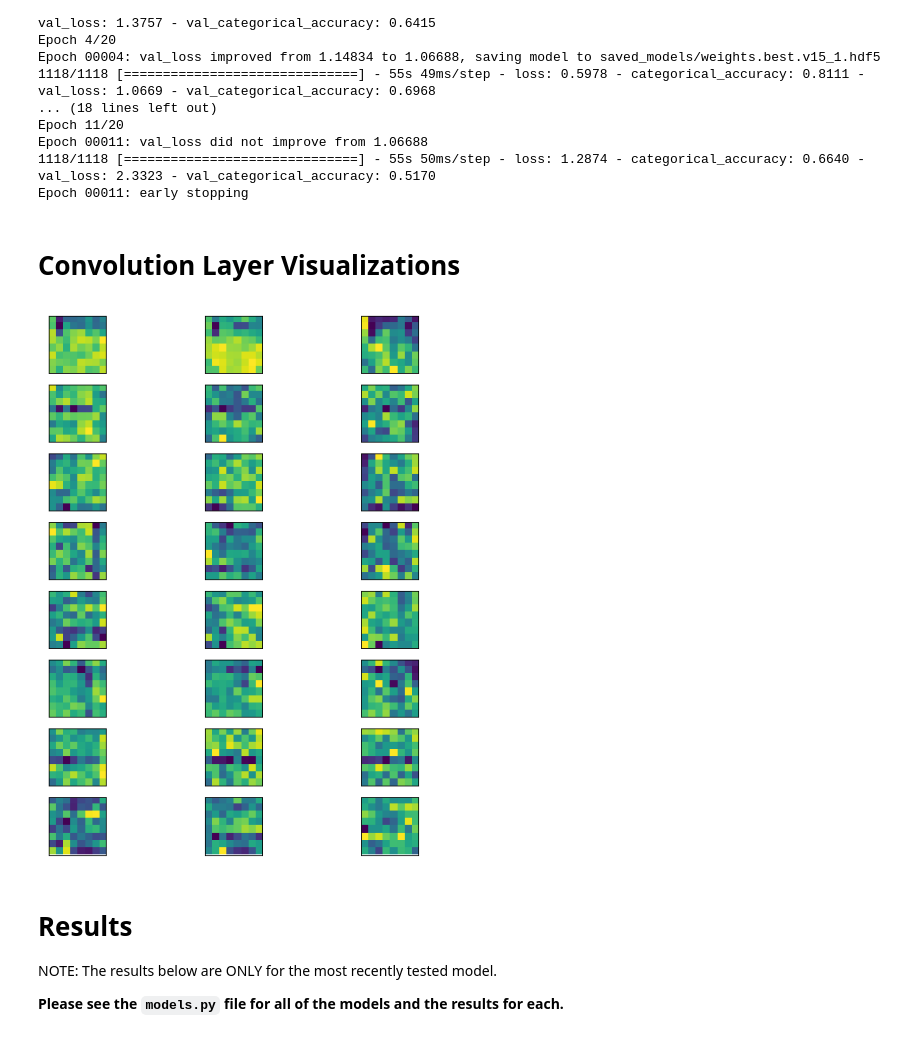
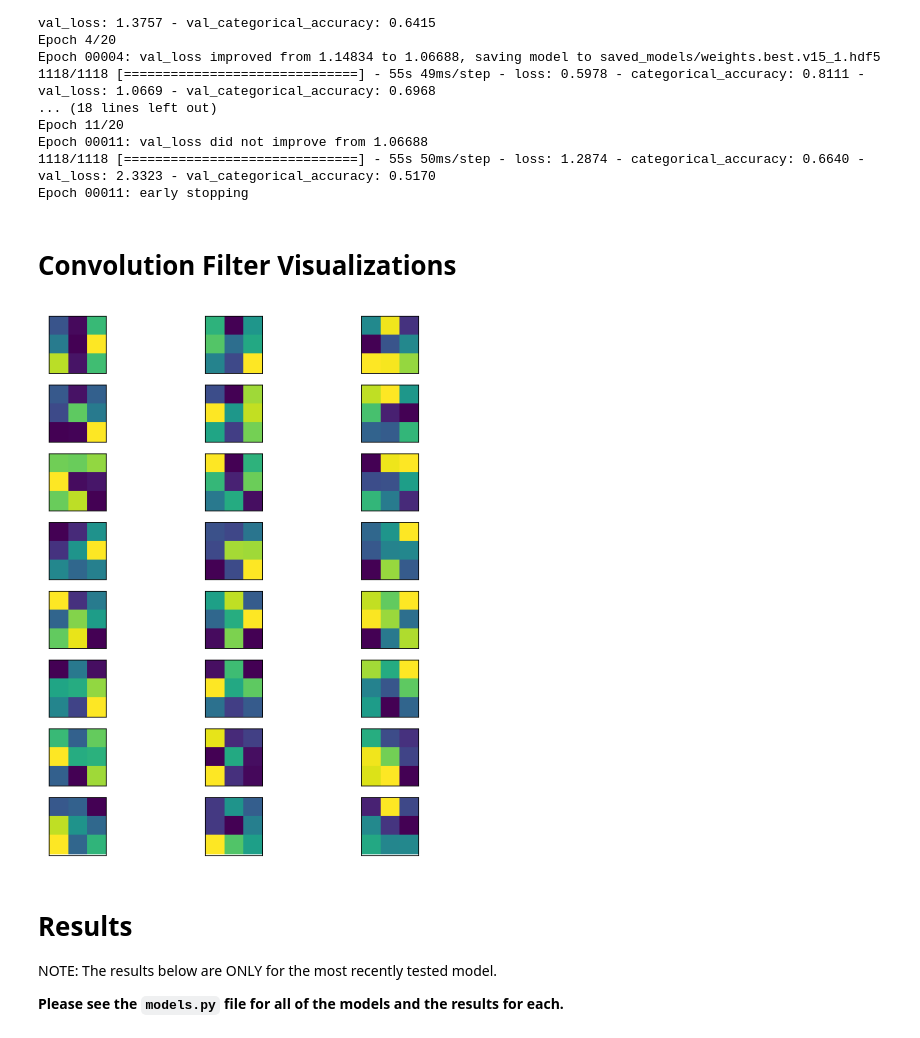
Before and after one commit to sammywachtel/udacity_capstone, a Jupyter notebook: identify_instrument.ipynb, the cells around one changed output. Saved outputs shown, nothing was run; the diff lists cells and outputs as text; code cells hidden in the pictures.

```diff
--- a/identify_instrument.ipynb
+++ b/identify_instrument.ipynb
@@ -362,17 +356,17 @@ Epoch 00011: val_loss did not improve from 1.06688
 1118/1118 [==============================] - 55s 50ms/step - loss: 1.2874 - categorical_accuracy: 0.6640 - val_loss: 2.3323 - val_categorical_accuracy: 0.5170
 Epoch 00011: early stopping
 # %% [markdown]
-# Convolution Layer Visualizations
+# Convolution Filter Visualizations
 # %%
 ## Visualizations of the model filters
 
 importlib.reload(general_utils)
 importlib.reload(models)
 
 #general_utils.print_model_conv_layers(model)
-general_utils.visualize_model_filters(train_model, layer_number=0, n_filters=8, size=50)
+general_utils.visualize_model_filters(train_model, layer_number=14, n_filters=8, size=50)
 # %% [output]
-[figure, old version]
+[figure, new version]
 # %% [markdown]
 # Results
 
```
Also changed, not shown: parts of 6 cells of this notebook, 1 other file.
